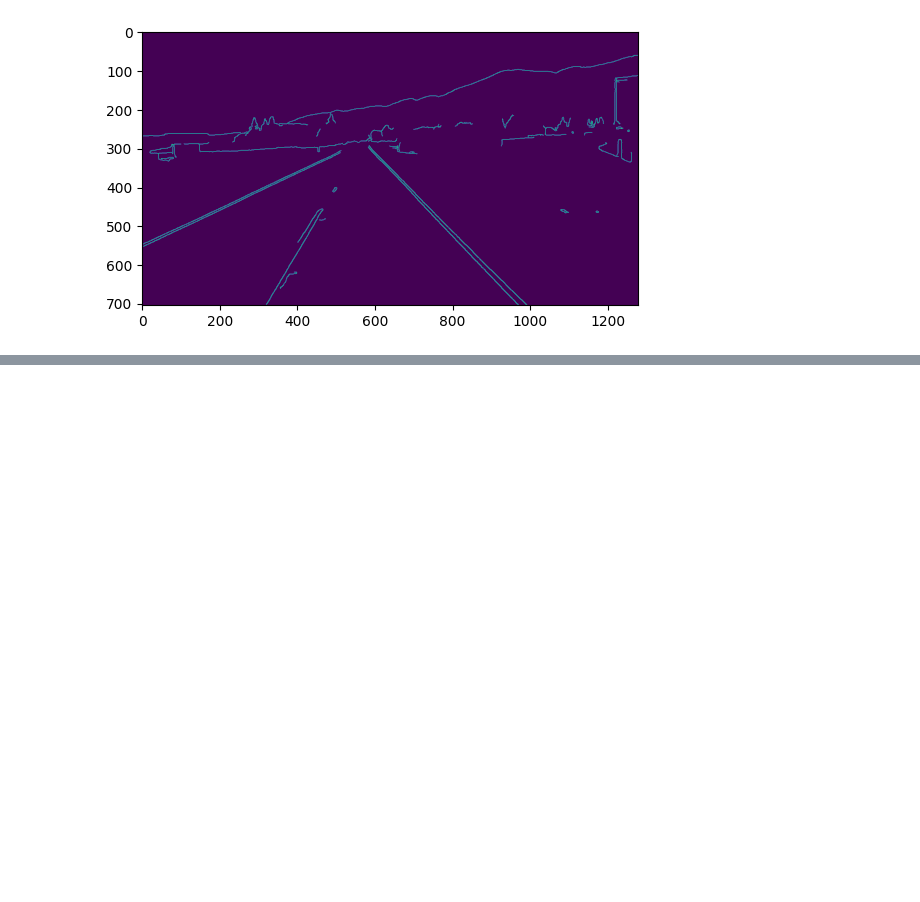
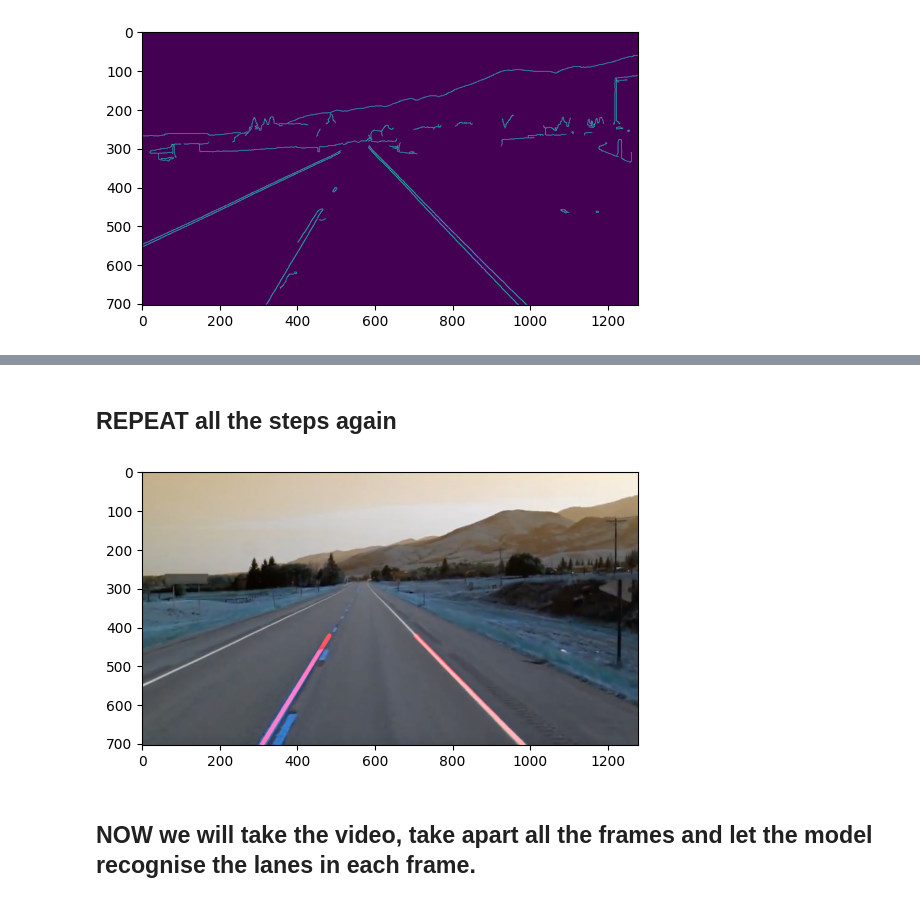
Before and after one commit to ChicIceCream/Learning-ML, a Jupyter notebook: lane-detection-model.ipynb, the cells around one changed output, grey strips where cells are left out. Saved outputs shown, nothing was run; the diff lists cells and outputs as text; code cells hidden in the pictures; blank space fills up the shorter version.

```diff
--- a/lane-detection-model.ipynb
+++ b/lane-detection-model.ipynb
@@ -129,0 +176,14 @@ plt.show()
+# %%
+def make_coordinates(image, line_parameters):
+    if isinstance(line_parameters, (list, tuple, np.ndarray)):
+        slope, intercept = line_parameters
+    else:
+        # Handle the case when line_parameters is not an iterable
+        # e.g., return default line coordinates or skip this line
+        return None, None
+
+    y1 = image.shape[0]
+    y2 = int(y1 * (3 / 5))
+    x1 = int((y1 - intercept) / slope)
+    x2 = int((y2 - intercept) / slope)
+    return np.array([x1, y1, x2, y2])
@@ -129,0 +217,30 @@ plt.show()
+# %% [markdown]
+## **REPEAT** all the steps again
+# %%
+# first we get the image
+image = cv2.imread('/kaggle/input/road-image-with-lanes/test_image.jpg')
+
+# then we get the numpy array
+lane_image = np.copy(image)
+
+# now applying all filters
+canny_image = Canny(lane_image)
+
+# time to crop the image
+cropped_image = region_of_interest(canny_image)
+
+# Put HoughLines and get the lines out of the image
+lines = cv2.HoughLinesP(cropped_image, 2, np.pi/180, 100, np.array([]), 40, 5)
+averaged_lines = average_slope_intercept(lane_image, lines)
+line_image = display_lines(lane_image, averaged_lines)
+
+# Now combine the lines with the image of the road
+combo_image = cv2.addWeighted(lane_image, 1, line_image, 1, 1)
+
+
+plt.imshow(combo_image)
+plt.show()
+# %% [output]
+[figure, added]
+# %% [markdown]
+## **NOW** we will take the video, take apart all the frames and let the model recognise the lanes in each frame.
```
Also changed, not shown: parts of 10 cells of this notebook.
